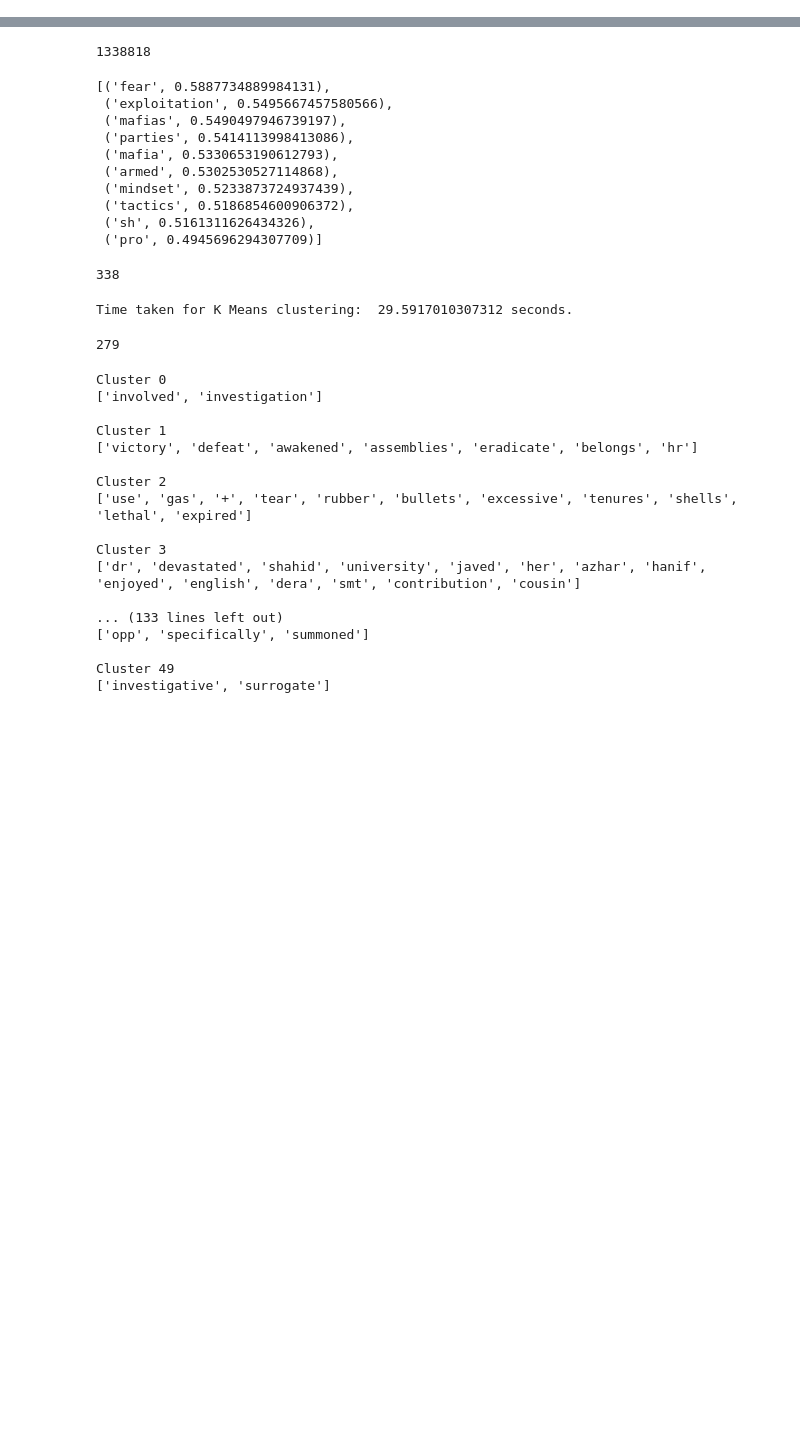
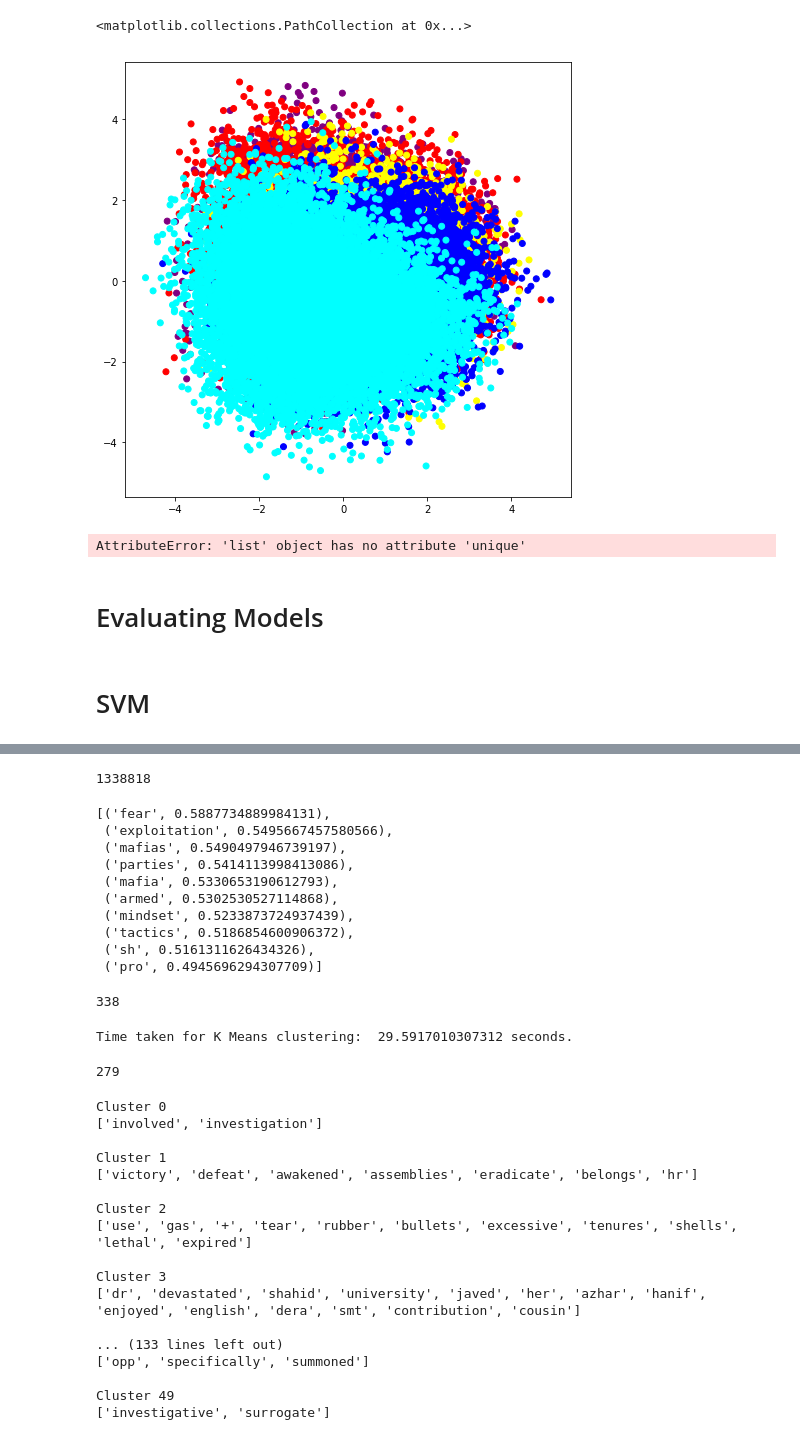
Before and after one commit to abdullah693/TwitterNews, a Jupyter notebook: Get User Tweets.ipynb, the cells around one changed output, grey strips where cells are left out. Drawn from its saved outputs; the diff is of its cells as text; code cells hidden in the pictures; blank space fills up the shorter version.

```diff
--- a/Get User Tweets.ipynb
+++ b/Get User Tweets.ipynb
@@ -148,0 +325,33 @@ bigram = gensim.models.Phrases(texts)
+# %%
+import matplotlib
+import matplotlib.pyplot as plt
+import numpy as np
+
+from collections import defaultdict
+from itertools import count
+from functools import partial
+
+color_dict = {'business': 'blue', 'entertainment':'yellow', 'health_&_fitness':'green', 'politics':'red',
+       'sports':'purple', 'technology':'cyan'}
+
+label_to_number = defaultdict(partial(next, count(1)))
+l = [color_dict[label] for label in labels]
+
+x = Xtrain[:,0]
+y = Xtrain[:,1]
+label = l
+colors = ['red','green','blue','purple','yellow','cyan']
+
+fig = plt.figure(figsize=(8,8))
+plt.scatter(x, y, c=l)
+# %% [output]
+<matplotlib.collections.PathCollection at 0x...>
+[figure, added]
+# %%
+l.unique()
+# %% [output]
+AttributeError: 'list' object has no attribute 'unique'
+# %% [markdown]
+# Evaluating Models
+# %% [markdown]
+# SVM
```
Also changed, not shown: parts of 62 cells of this notebook, 2 other files.
